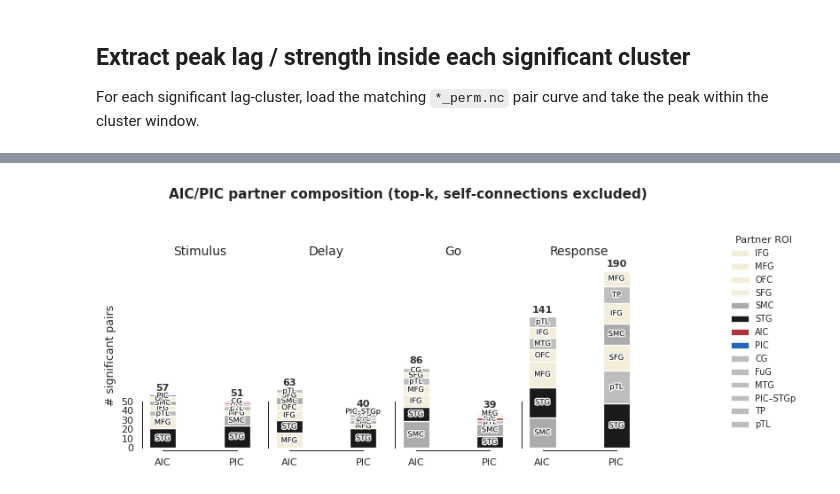
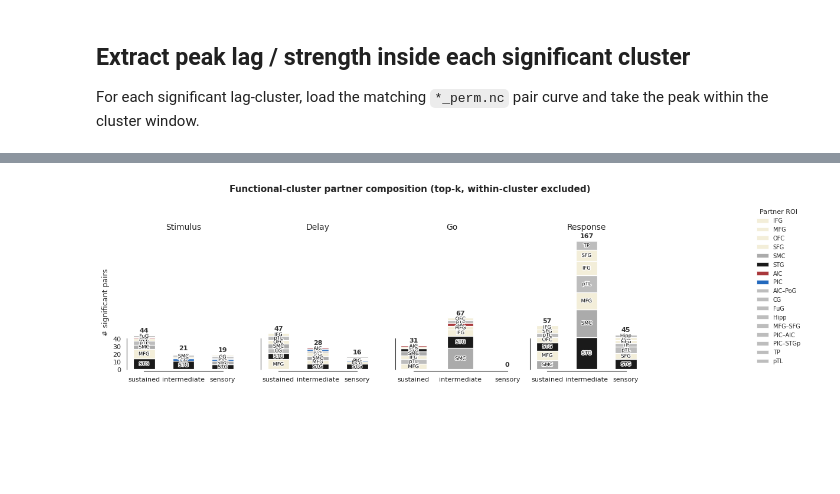
Before and after one commit to shinanlin/insula, a Jupyter notebook: notebooks/connectivity.ipynb, the cells around one changed output, grey strips where cells are left out. Cells and saved outputs as stored; diff of their text form; code cells hidden in the pictures; blank space fills up the shorter version.

```diff
--- a/notebooks/connectivity.ipynb
+++ b/notebooks/connectivity.ipynb
@@ -218,6 +301,7 @@ sig_roi_df = (
                 "x": "source_x",
                 "y": "source_y",
                 "z": "source_z",
+                "functional_cluster": "source_cluster",
             }
         ),
         on="source_channel",
@@ -232,6 +316,7 @@ sig_roi_df = (
                 "x": "target_x",
                 "y": "target_y",
                 "z": "target_z",
+                "functional_cluster": "target_cluster",
             }
         ),
         on="target_channel",
@@ -242,5 +327,12 @@ sig_roi_df = (
 print("sig rows:", len(sig_roi_df))
 print("missing source_roi:", sig_roi_df["source_roi"].isna().sum())
 print("missing target_roi:", sig_roi_df["target_roi"].isna().sum())
+print(
+    "NMF-assigned ends:",
+    int(sig_roi_df["source_cluster"].notna().sum()),
+    "(source) /",
+    int(sig_roi_df["target_cluster"].notna().sum()),
+    "(target)",
+)
 sig_roi_df.head()
 # %% [output]
@@ -331,6 +424,8 @@ for _, row in tqdm(sig.iterrows(), total=len(sig), desc="extract peaks"):
             "target_channel": row["target_channel"],
             "source_roi": row.get("source_roi"),
             "target_roi": row.get("target_roi"),
+            "source_cluster": row.get("source_cluster"),
+            "target_cluster": row.get("target_cluster"),
             "source_hemi": row.get("source_hemi"),
             "target_hemi": row.get("target_hemi"),
             "lag_start_s": lag_start,
@@ -356,7 +451,9 @@ peaks_df = peaks_df_raw[
 print(f"Total significant clusters (raw): {len(peaks_df_raw)}")
 print(f"After filter peak_val>={MIN_PEAK_VAL} & |lag|<={MAX_ABS_LAG_S}s: {len(peaks_df)}")
 print(f"Near-zero peaks (|lag|<0.05s): {peaks_df['is_near_zero'].sum()}")
-print(f"Skipped missing nc / pair_idx / empty / nan: "
-      f"{n_skip_missing_nc} / {n_skip_pair_idx} / {n_skip_empty_window} / {n_skip_all_nan}")
+print(
+    "Skipped missing nc / pair_idx / empty / nan: "
+    f"{n_skip_missing_nc} / {n_skip_pair_idx} / {n_skip_empty_window} / {n_skip_all_nan}"
+)
 peaks_df.head()
 # %% [output]
@@ -385,7 +483,9 @@ df["source_roi"] = df["source_roi"].replace(ROI_MAP)
 df["target_roi"] = df["target_roi"].replace(ROI_MAP)
 df["phase_norm"] = df["phase"].astype(str).str.lower().str.strip()
 
-df = df.dropna(subset=["source_roi", "target_roi", "source_channel", "target_channel", "phase_norm"])
+df = df.dropna(
+    subset=["source_roi", "target_roi", "source_channel", "target_channel", "phase_norm"]
+)
 df = df[
     (~df["source_roi"].isin(EXCLUDE_ROIS))
     & (~df["target_roi"].isin(EXCLUDE_ROIS))
@@ -396,28 +496,35 @@ ab = np.sort(df[["source_channel", "target_channel"]].values, axis=1)
 df["pair_key"] = ab[:, 0] + "||" + ab[:, 1]
 
 rows = []
-for focus in FOCUS_ROIS:
-    tmp = df[(df["source_roi"] == focus) | (df["target_roi"] == focus)].copy()
-    tmp = tmp[~((tmp["source_roi"] == focus) & (tmp["target_roi"] == focus))].copy()
+for focus in FOCUS_CLUSTERS:
+    tmp = df[
+        (df["source_cluster"] == focus) | (df["target_cluster"] == focus)
+    ].copy()
+    # drop within-cluster pairs
+    tmp = tmp[
+        ~((tmp["source_cluster"] == focus) & (tmp["target_cluster"] == focus))
+    ].copy()
     if tmp.empty:
         continue
-    tmp["focus_roi"] = focus
-    tmp["partner_roi"] = np.where(tmp["source_roi"] == focus, tmp["target_roi"], tmp["source_roi"])
-    rows.append(tmp[["phase_norm", "focus_roi", "partner_roi", "pair_key"]])
+    tmp["focus_cluster"] = focus
+    tmp["partner_roi"] = np.where(
+        tmp["source_cluster"] == focus, tmp["target_roi"], tmp["source_roi"]
+    )
+    rows.append(tmp[["phase_norm", "focus_cluster", "partner_roi", "pair_key"]])
 
 if not rows:
     raise RuntimeError("No rows left after filtering for partner composition.")
 
 long_df = pd.concat(rows, ignore_index=True)
 agg = (
-    long_df.groupby(["phase_norm", "focus_roi", "partner_roi"], as_index=False)
+    long_df.groupby(["phase_norm", "focus_cluster", "partner_roi"], as_index=False)
     .agg(n_pairs=("pair_key", "nunique"))
 )
 
 top_chunks = []
 for ph in PHASES:
-    for focus in FOCUS_ROIS:
-        sub = agg[(agg["phase_norm"] == ph) & (agg["focus_roi"] == focus)].copy()
+    for focus in FOCUS_CLUSTERS:
+        sub = agg[(agg["phase_norm"] == ph) & (agg["focus_cluster"] == focus)].copy()
         if sub.empty:
             continue
         top_chunks.append(sub.sort_values("n_pairs", ascending=False).head(top_k))
@@ -442,17 +549,25 @@ for p in partners:
     partner2color.setdefault(p, "#bdbdbd")
 
 sns.set_theme(style="white")
-fig, axes = plt.subplots(1, len(PHASES), figsize=(1.8 * len(PHASES), 3.4), sharey=True)
+fig, axes = plt.subplots(
+    1, len(PHASES),
+    figsize=(0.9 * len(FOCUS_CLUSTERS) * len(PHASES), 3.6),
+    sharey=True,
+)
 if len(PHASES) == 1:
     axes = [axes]
 
+focus_ticklabels = [CLUSTER_LABELS[c] for c in FOCUS_CLUSTERS]
+
 for ax, ph in zip(axes, PHASES):
-    x_pos = np.array([0, 1])
-    bar_width = 0.36
+    x_pos = np.arange(len(FOCUS_CLUSTERS), dtype=float)
+    bar_width = 0.55
     totals = []
 
-    for i, focus in enumerate(FOCUS_ROIS):
-        sub = top_df[(top_df["phase_norm"] == ph) & (top_df["focus_roi"] == focus)].copy()
+    for i, focus in enumerate(FOCUS_CLUSTERS):
+        sub = top_df[
+            (top_df["phase_norm"] == ph) & (top_df["focus_cluster"] == focus)
+        ].copy()
         bottom = 0
         if sub.empty:
             totals.append(0)
@@ -473,36 +588,43 @@ for ax, ph in zip(axes, PHASES):
                 t.set_path_effects([pe.withStroke(linewidth=2, foreground="white", alpha=0.95)])
             bottom += v
         totals.append(bottom)
 
     ax.set_title(ph.capitalize(), fontsize=10, fontweight="medium", pad=6)
     ax.set_xticks(x_pos)
-    ax.set_xticklabels(FOCUS_ROIS, fontsize=8)
+    ax.set_xticklabels(focus_ticklabels, fontsize=8)
     ax.tick_params(labelsize=8, width=0.8, length=3)
     for spine in ax.spines.values():
         spine.set_linewidth(0.75)
     sns.despine(ax=ax, offset=2, trim=True)
     for i, t in enumerate(totals):
-        ax.text(x_pos[i], t + 2.5, f"{int(t)}", ha="center", va="bottom",
-                fontsize=8, fontweight="bold", color="#333")
+        ax.text(
+            x_pos[i], t + 2.5, f"{int(t)}", ha="center", va="bottom",
+            fontsize=8, fontweight="bold", color="#333",
+        )
 
 axes[0].set_ylabel("# significant pairs", fontsize=9)
 
 legend_order = ["IFG", "MFG", "OFC", "SFG", "SMC", "STG", "STS", "Thal", "dACC", "AIC", "PIC"]
-legend_partners = [p for p in legend_order if p in partners] + [p for p in partners if p not in legend_order]
+legend_partners = [p for p in legend_order if p in partners] + [
+    p for p in partners if p not in legend_order
+]
 handles = [
     plt.Rectangle((0, 0), 1, 1, color=partner2color[p], ec="white", lw=0.5)
     for p in legend_partners
 ]
 fig.legend(
     handles, legend_partners, title="Partner ROI",
     loc="center right", bbox_to_anchor=(1.12, 0.5),
     ncol=1, frameon=False, fontsize=7, title_fontsize=8,
 )
 fig.suptitle(
-    "AIC/PIC partner composition (top-k, self-connections excluded)",
+    "Functional-cluster partner composition (top-k, within-cluster excluded)",
     fontsize=11, fontweight="bold", y=0.98,
 )
 plt.tight_layout(rect=[0, 0, 0.88, 0.94])
 plt.show()
+
+save_svg(fig, IMG_DIR / 'connectivity_partner_composition')
+print('Saved', IMG_DIR / 'connectivity_partner_composition.svg')
 # %% [output]
-[figure, old version]
+[figure, new version]
```
Also changed, not shown: parts of 23 cells of this notebook, 14 other files.
